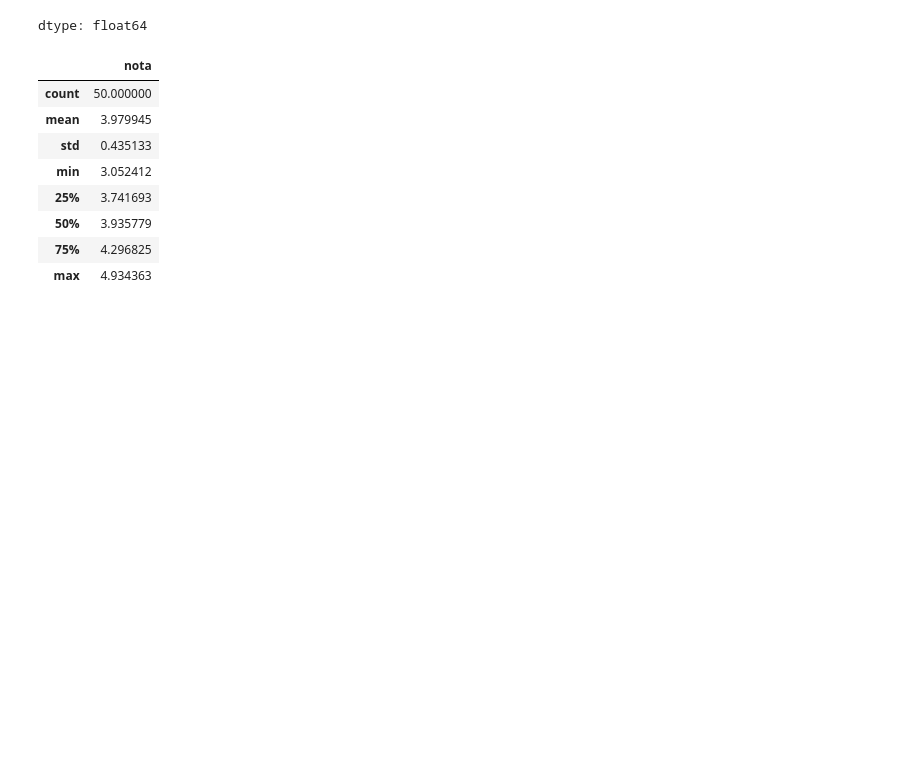
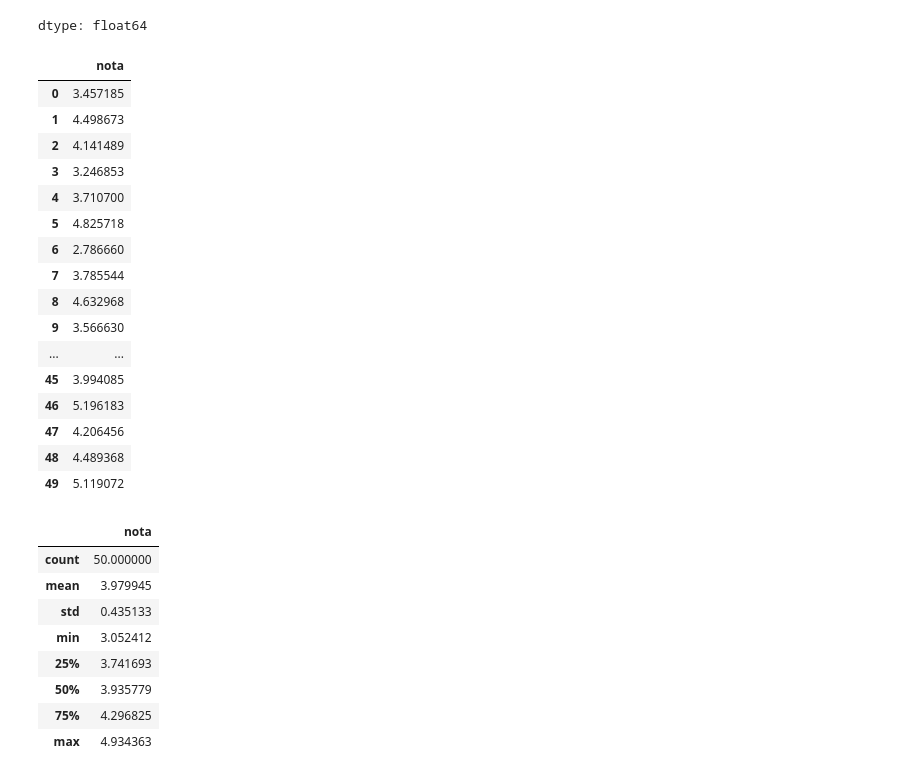
Before and after one commit to santiagovillamizarjaimes-collab/segundocorte, a Jupyter notebook: previo2.ipynb, the cells around one changed output. Cells and saved outputs as stored; diff of their text form; code cells hidden in the pictures; blank space fills up the shorter version.

```diff
--- a/previo2.ipynb
+++ b/previo2.ipynb
@@ -204,11 +204,30 @@ np.random.seed(123)
 # %%
 datos = np.random.normal(loc= 4.0, scale=0.5, size=50)   #tener en cuenta para el previo
 
 #simula 50 valores de la normal con media 4 y desviación estandar 0.5
 
 df= pd.DataFrame({
     "nota": datos
 })
+df
+# %% [output]
+|  | nota |
+| 0 | 3.457185 |
+| 1 | 4.498673 |
+| 2 | 4.141489 |
+| 3 | 3.246853 |
+| 4 | 3.710700 |
+| 5 | 4.825718 |
+| 6 | 2.786660 |
+| 7 | 3.785544 |
+| 8 | 4.632968 |
+| 9 | 3.566630 |
+| ... | ... |
+| 45 | 3.994085 |
+| 46 | 5.196183 |
+| 47 | 4.206456 |
+| 48 | 4.489368 |
+| 49 | 5.119072 |
 # %%
 df = df.DataFrame({
     "nota": datos
```
Also changed, not shown: parts of 14 cells of this notebook.
